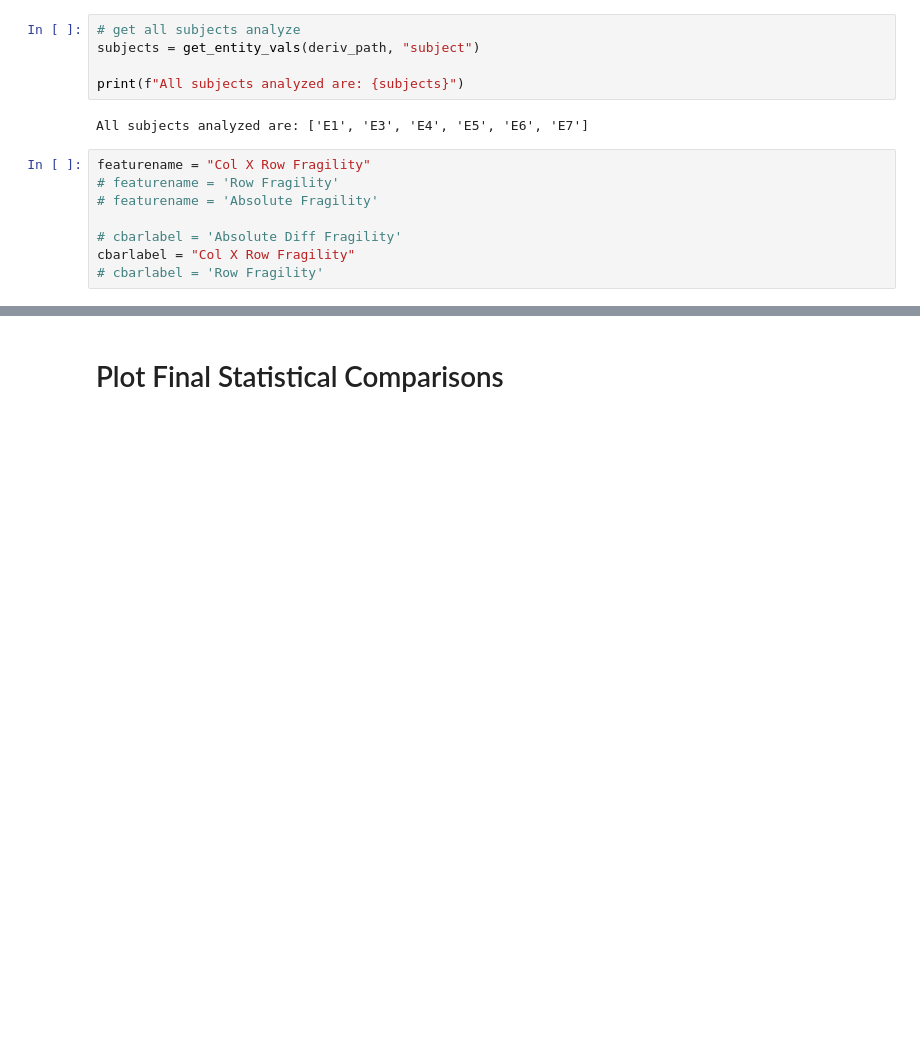
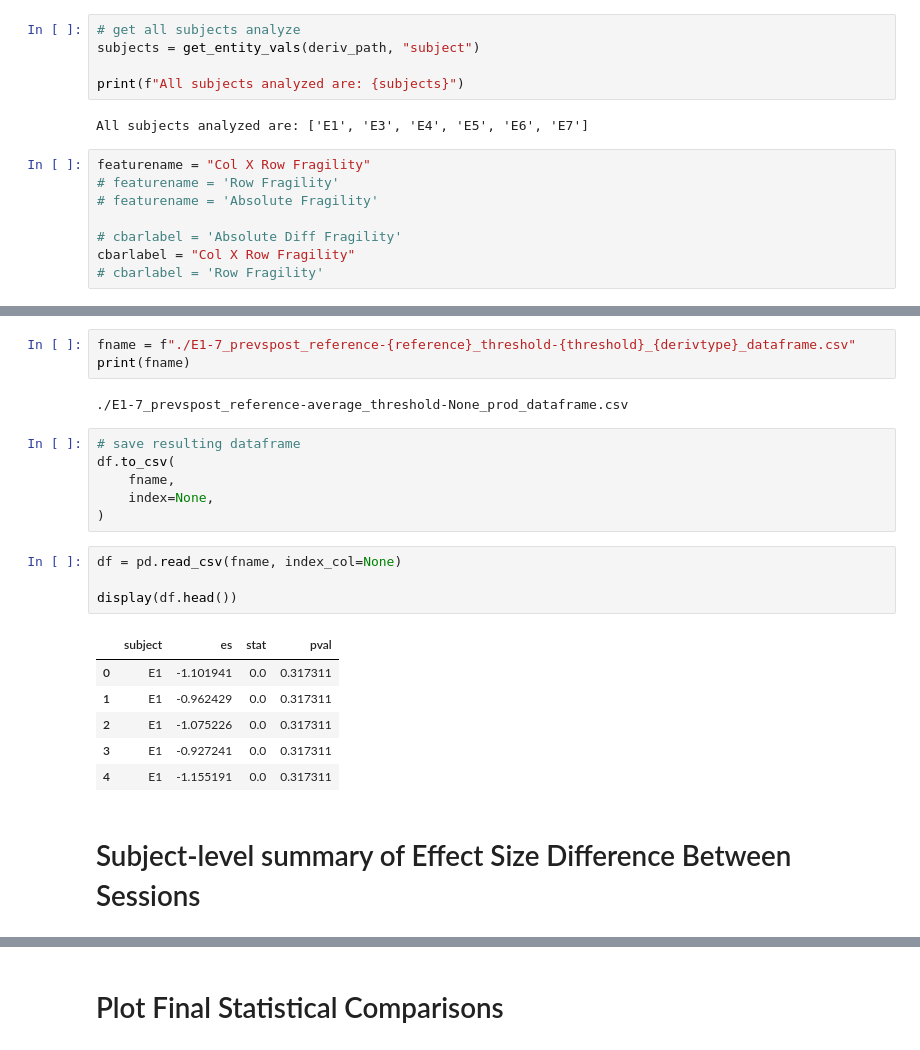
Before and after one commit to adam2392/sickkids, a Jupyter notebook: notebooks/publication/fragility_statistical_analysis.ipynb, the cells around one changed output, grey strips where cells are left out. Cells and saved outputs as stored; diff of their text form; blank space fills up the shorter version.

```diff
--- a/notebooks/publication/fragility_statistical_analysis.ipynb
+++ b/notebooks/publication/fragility_statistical_analysis.ipynb
@@ -469,3 +474,27 @@ Adding new data...
+# %%
+fname = f"./E1-7_prevspost_reference-{reference}_threshold-{threshold}_{derivtype}_dataframe.csv"
+print(fname)
+# %% [output]
+./E1-7_prevspost_reference-average_threshold-None_prod_dataframe.csv
+# %%
+# save resulting dataframe
+df.to_csv(
+    fname,
+    index=None,
+)
+# %%
+df = pd.read_csv(fname, index_col=None)
+
+display(df.head())
+# %% [output]
+|  | subject | es | stat | pval |
+| 0 | E1 | -1.101941 | 0.0 | 0.317311 |
+| 1 | E1 | -0.962429 | 0.0 | 0.317311 |
+| 2 | E1 | -1.075226 | 0.0 | 0.317311 |
+| 3 | E1 | -0.927241 | 0.0 | 0.317311 |
+| 4 | E1 | -1.155191 | 0.0 | 0.317311 |
+# %% [markdown]
+# Subject-level summary of Effect Size Difference Between Sessions
 # %%
 for subject in subjects:
     print(subject)
```
Also changed, not shown: parts of 9 cells of this notebook, 6 other files.
